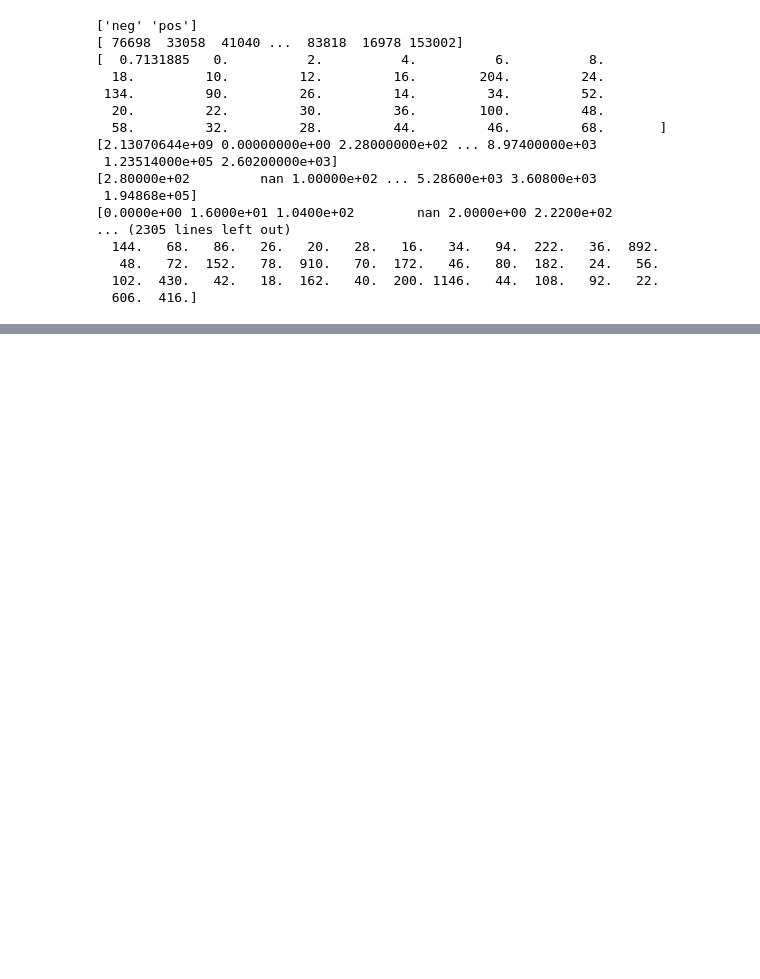
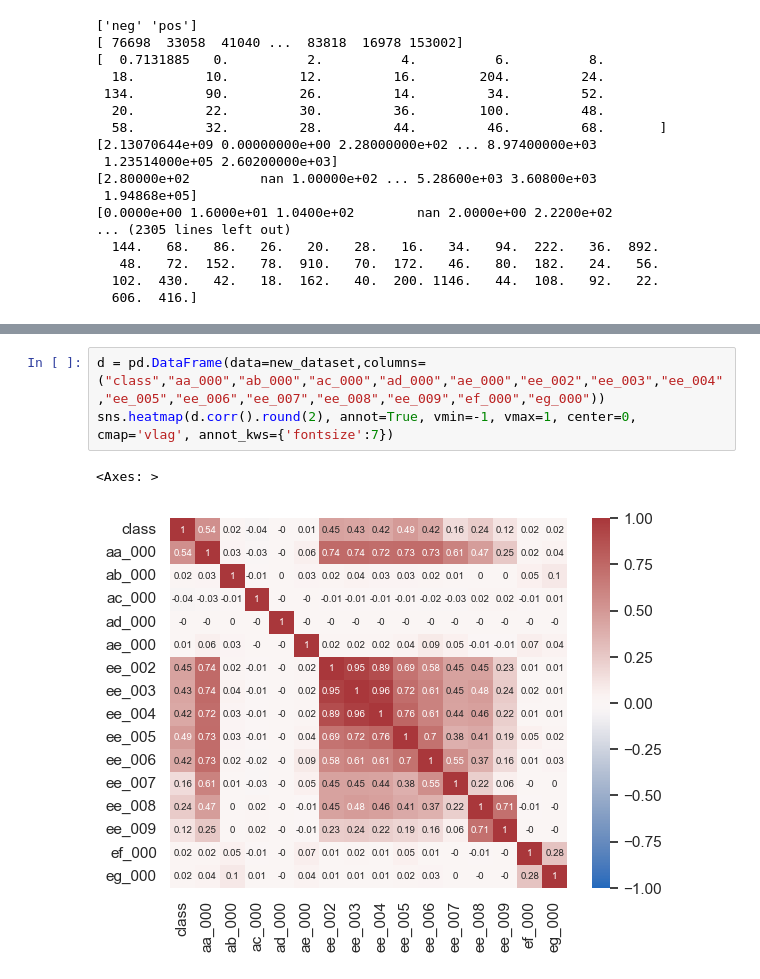
Before and after one commit to SertacBattal/DataPrep, a Jupyter notebook: SertacBattal_DPrepHDip_CA1.ipynb, the cells around one changed output, grey strips where cells are left out. Saved outputs shown, nothing was run; the diff lists cells and outputs as text; blank space fills up the shorter version.

```diff
--- a/SertacBattal_DPrepHDip_CA1.ipynb
+++ b/SertacBattal_DPrepHDip_CA1.ipynb
@@ -248,0 +316,6 @@ for column_name in column_list:
+# %%
+d = pd.DataFrame(data=new_dataset,columns=("class","aa_000","ab_000","ac_000","ad_000","ae_000","ee_002","ee_003","ee_004","ee_005","ee_006","ee_007","ee_008","ee_009","ef_000","eg_000"))
+sns.heatmap(d.corr().round(2), annot=True, vmin=-1, vmax=1, center=0, cmap='vlag', annot_kws={'fontsize':7})
+# %% [output]
+<Axes: >
+[figure, added]
```
Also changed, not shown: parts of 14 cells of this notebook.
